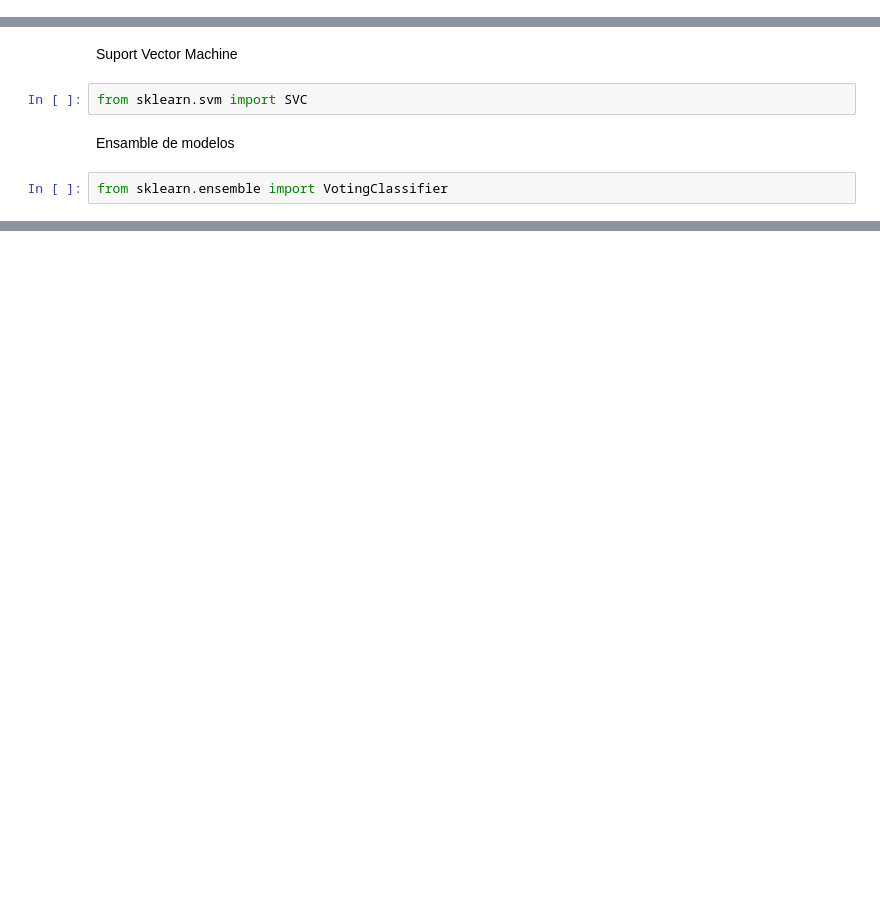
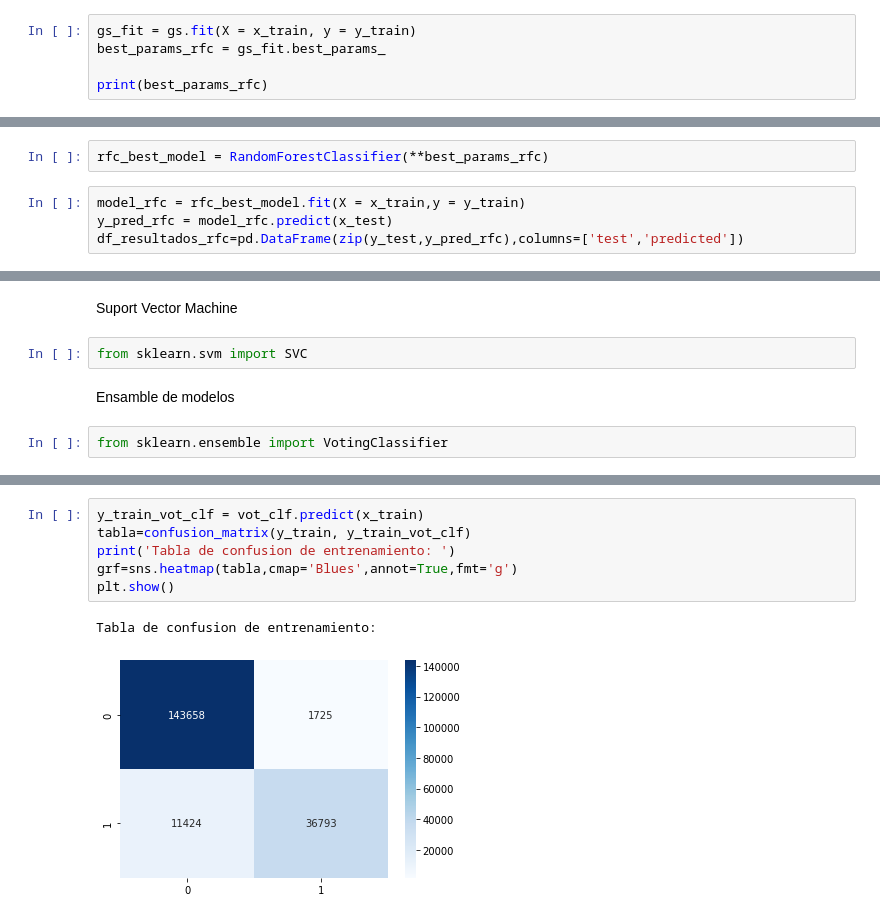
Before and after one commit to BraianV/Org-Datos-Grupo-19, a Jupyter notebook: notebooks/tp3Parte2.2Mateo.ipynb, the cells around one changed output, grey strips where cells are left out. Drawn from its saved outputs; the diff is of its cells as text; blank space fills up the shorter version.

```diff
--- a/notebooks/tp3Parte2.2Mateo.ipynb
+++ b/notebooks/tp3Parte2.2Mateo.ipynb
@@ -74,0 +58,5 @@ Este modelo de Random forest tiene una accuracy del: 0.86818%
+# %%
+gs_fit = gs.fit(X = x_train, y = y_train)
+best_params_rfc = gs_fit.best_params_
+
+print(best_params_rfc)
@@ -74,0 +67,6 @@ Este modelo de Random forest tiene una accuracy del: 0.86818%
+# %%
+rfc_best_model = RandomForestClassifier(**best_params_rfc)
+# %%
+model_rfc = rfc_best_model.fit(X = x_train,y = y_train)
+y_pred_rfc = model_rfc.predict(x_test)
+df_resultados_rfc=pd.DataFrame(zip(y_test,y_pred_rfc),columns=['test','predicted'])
@@ -225,0 +248,9 @@ accuracy_score(y_test, pred)
+# %%
+y_train_vot_clf = vot_clf.predict(x_train)
+tabla=confusion_matrix(y_train, y_train_vot_clf)
+print('Tabla de confusion de entrenamiento: ')
+grf=sns.heatmap(tabla,cmap='Blues',annot=True,fmt='g')
+plt.show()
+# %% [output]
+Tabla de confusion de entrenamiento:
+[figure, added]
```
Also changed, not shown: parts of 30 cells of this notebook, 2 other files.
